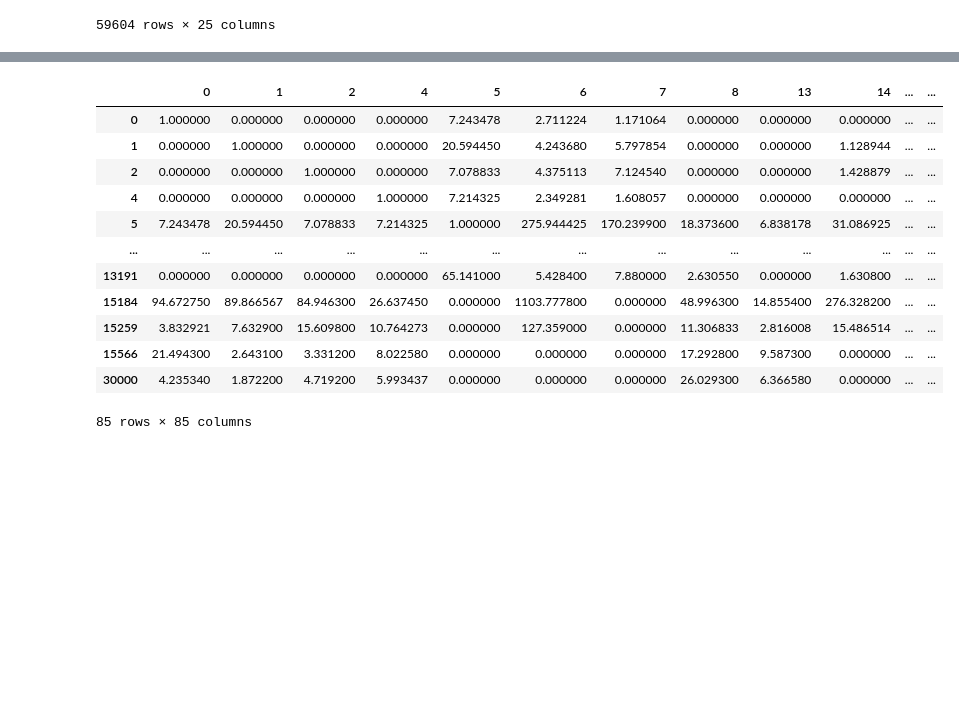
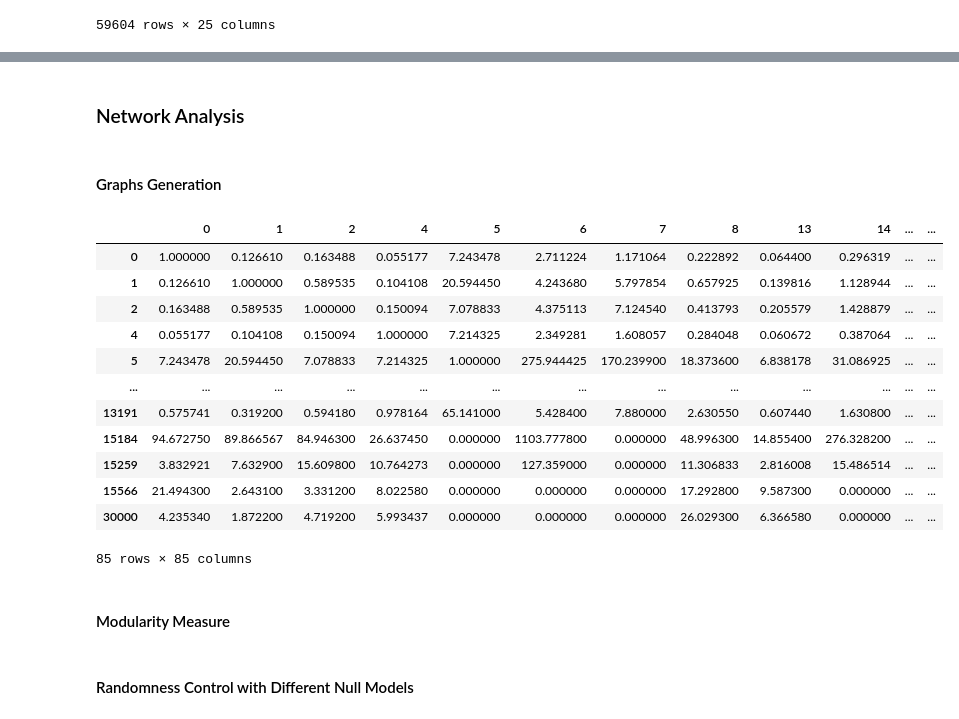
Before and after one commit to serkosi/discrimination-of-the-two-types-of-constraints-in-statistical-properties-of-the-production-data, a Jupyter notebook: 21_methods_real-events.ipynb, the cells around one changed output, grey strips where cells are left out. Cells and saved outputs as stored; diff of their text form; code cells hidden in the pictures; blank space fills up the shorter version.

```diff
--- a/21_methods_real-events.ipynb
+++ b/21_methods_real-events.ipynb
@@ -51,7 +62,9 @@ df
 # %%
-# Calculate lift and get indices
-lift_pairwise, elem_map = fn.calculate_lift_pairwise(df, min_lift=1, return_element_mapping=True)
+# Calculate lift and get indices for both fixed-step bins and fixed-count buckets
+lift_pairwise_step, elem_map_step = fn.calculate_lift_pairwise(df, bins_column='bins_fxd_step', return_element_mapping=True)
+lift_pairwise_bucket, elem_map_bucket = fn.calculate_lift_pairwise(df, bins_column='bins_fxd_bucket', return_element_mapping=True)
 
-# Build adjacency matrix
-adj_matrix = fn.create_adjacency_matrix(lift_pairwise, elem_map)
+# Build adjacency matrices
+adj_matrix_step = fn.create_adjacency_matrix(lift_pairwise_step, elem_map_step)
+adj_matrix_bucket = fn.create_adjacency_matrix(lift_pairwise_bucket, elem_map_bucket)
 # %%
@@ -80,18 +124,26 @@ ax = lift_pairwise['lift_value'].apply(lambda x: x if 25 < x < 5000 else None).p
+# %% [markdown]
+### Network Analysis
+# %% [markdown]
+#### Graphs Generation
 # %%
-adj_matrix
+adj_matrix_step
 # select specific pair
 # lift_pairwise.loc[(lift_pairwise['element_A_row_idx'] == 0) & (lift_pairwise['element_B_row_idx'] == 5)]
 # %% [output]
 |  | 0 | 1 | 2 | 4 | 5 | 6 | 7 | 8 | 13 | 14 | ... | ... |
-| 0 | 1.000000 | 0.000000 | 0.000000 | 0.000000 | 7.243478 | 2.711224 | 1.171064 | 0.000000 | 0.000000 | 0.000000 | ... | ... |
-| 1 | 0.000000 | 1.000000 | 0.000000 | 0.000000 | 20.594450 | 4.243680 | 5.797854 | 0.000000 | 0.000000 | 1.128944 | ... | ... |
-| 2 | 0.000000 | 0.000000 | 1.000000 | 0.000000 | 7.078833 | 4.375113 | 7.124540 | 0.000000 | 0.000000 | 1.428879 | ... | ... |
-| 4 | 0.000000 | 0.000000 | 0.000000 | 1.000000 | 7.214325 | 2.349281 | 1.608057 | 0.000000 | 0.000000 | 0.000000 | ... | ... |
+| 0 | 1.000000 | 0.126610 | 0.163488 | 0.055177 | 7.243478 | 2.711224 | 1.171064 | 0.222892 | 0.064400 | 0.296319 | ... | ... |
+| 1 | 0.126610 | 1.000000 | 0.589535 | 0.104108 | 20.594450 | 4.243680 | 5.797854 | 0.657925 | 0.139816 | 1.128944 | ... | ... |
+| 2 | 0.163488 | 0.589535 | 1.000000 | 0.150094 | 7.078833 | 4.375113 | 7.124540 | 0.413793 | 0.205579 | 1.428879 | ... | ... |
+| 4 | 0.055177 | 0.104108 | 0.150094 | 1.000000 | 7.214325 | 2.349281 | 1.608057 | 0.284048 | 0.060672 | 0.387064 | ... | ... |
 | 5 | 7.243478 | 20.594450 | 7.078833 | 7.214325 | 1.000000 | 275.944425 | 170.239900 | 18.373600 | 6.838178 | 31.086925 | ... | ... |
 | ... | ... | ... | ... | ... | ... | ... | ... | ... | ... | ... | ... | ... |
-| 13191 | 0.000000 | 0.000000 | 0.000000 | 0.000000 | 65.141000 | 5.428400 | 7.880000 | 2.630550 | 0.000000 | 1.630800 | ... | ... |
+| 13191 | 0.575741 | 0.319200 | 0.594180 | 0.978164 | 65.141000 | 5.428400 | 7.880000 | 2.630550 | 0.607440 | 1.630800 | ... | ... |
 | 15184 | 94.672750 | 89.866567 | 84.946300 | 26.637450 | 0.000000 | 1103.777800 | 0.000000 | 48.996300 | 14.855400 | 276.328200 | ... | ... |
 | 15259 | 3.832921 | 7.632900 | 15.609800 | 10.764273 | 0.000000 | 127.359000 | 0.000000 | 11.306833 | 2.816008 | 15.486514 | ... | ... |
 | 15566 | 21.494300 | 2.643100 | 3.331200 | 8.022580 | 0.000000 | 0.000000 | 0.000000 | 17.292800 | 9.587300 | 0.000000 | ... | ... |
 | 30000 | 4.235340 | 1.872200 | 4.719200 | 5.993437 | 0.000000 | 0.000000 | 0.000000 | 26.029300 | 6.366580 | 0.000000 | ... | ... |
 85 rows × 85 columns
+# %% [markdown]
+#### Modularity Measure
+# %% [markdown]
+#### Randomness Control with Different Null Models
```
Also changed, not shown: parts of 7 cells of this notebook.
